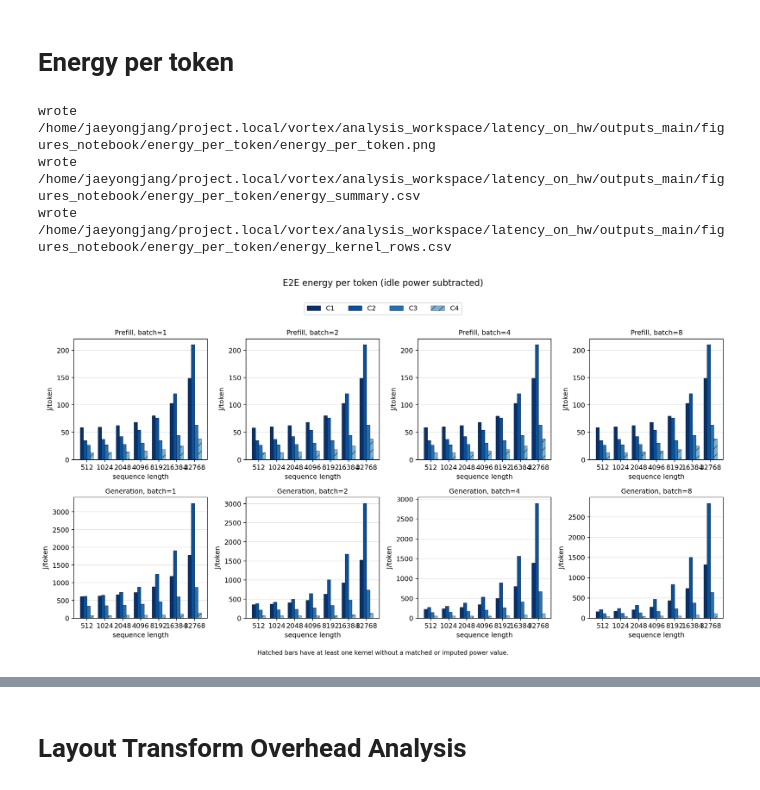
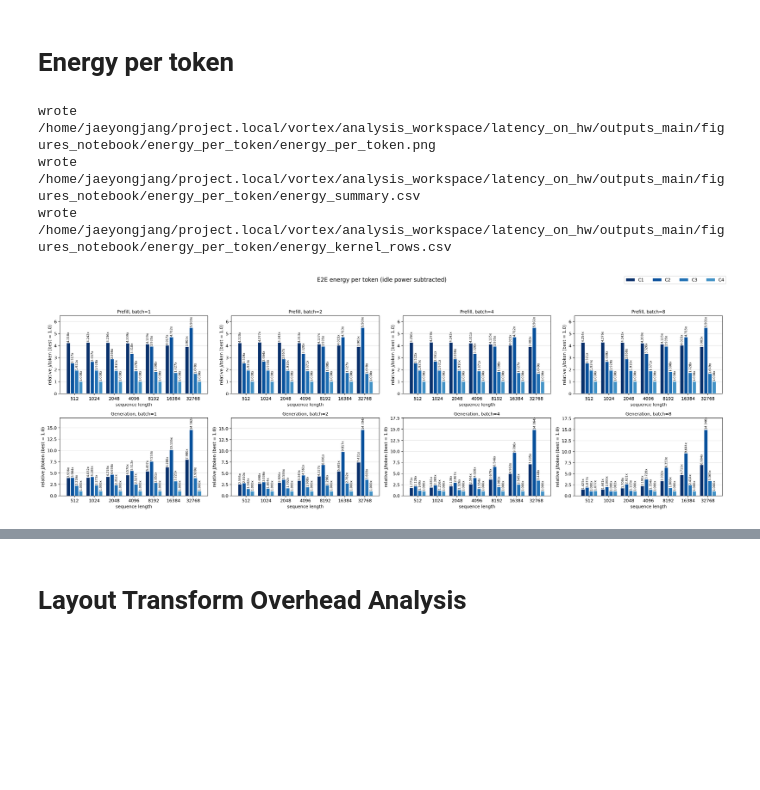
Before and after one commit to jang1664/vortex, a Jupyter notebook: analysis_workspace/latency_on_hw/plot.ipynb, the cells around one changed output, grey strips where cells are left out. Saved outputs shown, nothing was run; the diff lists cells and outputs as text; code cells hidden in the pictures; blank space fills up the shorter version.

```diff
--- a/analysis_workspace/latency_on_hw/plot.ipynb
+++ b/analysis_workspace/latency_on_hw/plot.ipynb
@@ -59,6 +61,13 @@ RAW_DBS_OUTPUT_MAIN = [
     LATENCY_DIR / "outputs_main/naive_gemm_tcol32/raw_db.csv",
     LATENCY_DIR / "outputs_main/improve_tcol32/raw_db.csv",
     LATENCY_DIR / "outputs_main/improve_no_tcu_lut_fexp/raw_db.csv"
+]
+
+# Power-only raw DBs are kept separate from RAW_DBS_OUTPUT_MAIN so latency
+# composition never consumes rows with blank latency metrics.
+RAW_DBS_POWER = [
+    *RAW_DBS_OUTPUT_MAIN,
+    LATENCY_DIR / "outputs_main_power_long/naive_simd/raw_db.csv",
 ]
 
 # Original workload suites are used for model-level comparison. Generated/merged suites are execution shards.
@@ -429,33 +439,44 @@ if str(LATENCY_DIR) not in sys.path:
     sys.path.insert(0, str(LATENCY_DIR))
 
 from energy_per_token import plot_energy_per_token
 
 ENERGY_IDLE_POWER_W = FPGA_IDLE_POWER
 INCLUDE_IDLE_POWER = False
 ENERGY_OUT_DIR = LATENCY_DIR / "outputs_main" / "figures_notebook" / "energy_per_token"
 
 if "main_all_result" not in globals():
     raise RuntimeError("Run the main_all latency plot cell before the energy-per-token cell.")
 
 energy_result = plot_energy_per_token(
     main_all_result,
-    raw_dbs=RAW_DBS_OUTPUT_MAIN,
+    raw_dbs=RAW_DBS_POWER,
     out_dir=ENERGY_OUT_DIR,
     idle_power_w=ENERGY_IDLE_POWER_W,
     include_idle_power=INCLUDE_IDLE_POWER,
     title="E2E energy per token",
     label_maps=plot_label_maps(include_c4_alone=False),
     value_orders=VALUE_ORDERS,
     palette=BAR_PALETTE,
+    relative=RELATIVE,
+    relative_scope=RELATIVE_SCOPE,
+    value_labels=VALUE_LABELS,
+    value_label_rotation=VALUE_LABEL_ROTATION,
+    value_label_fontsize=VALUE_LABEL_FONTSIZE,
+    grouped_bar_gap=GROUPED_BAR_GAP,
+    bar_edgecolor=BAR_EDGECOLOR,
+    bar_linewidth=BAR_LINEWIDTH,
+    bar_alpha=BAR_ALPHA,
+    x_tick_label_rotation=X_TICK_LABEL_ROTATION,
+    x_tick_label_ha=X_TICK_LABEL_HA,
 )
 print(f"wrote {energy_result.figure_path}")
 print(f"wrote {energy_result.summary_csv}")
 print(f"wrote {energy_result.rows_csv}")
 display(Image(filename=str(energy_result.figure_path)))
 energy_result.summary.head()
 # %% [output]
 wrote /home/jaeyongjang/project.local/vortex/analysis_workspace/latency_on_hw/outputs_main/figures_notebook/energy_per_token/energy_per_token.png
 wrote /home/jaeyongjang/project.local/vortex/analysis_workspace/latency_on_hw/outputs_main/figures_notebook/energy_per_token/energy_summary.csv
 wrote /home/jaeyongjang/project.local/vortex/analysis_workspace/latency_on_hw/outputs_main/figures_notebook/energy_per_token/energy_kernel_rows.csv
-[figure, old version]
+[figure, new version]
 |  | stage | batch | seq_len | variant | tokens | total_energy_j | component_count | energy_component_count | ... |
```
Also changed, not shown: parts of 3 cells of this notebook, 27 other files.
